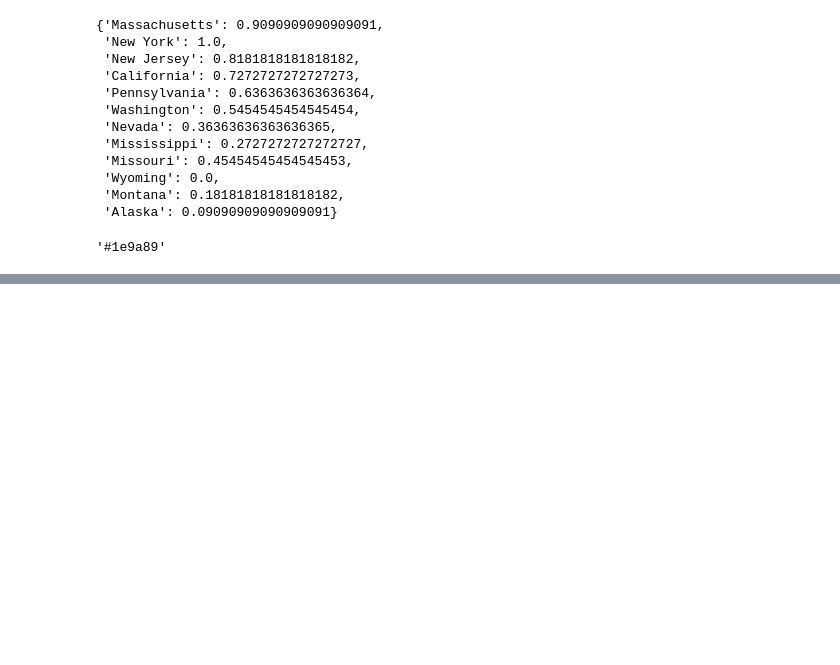
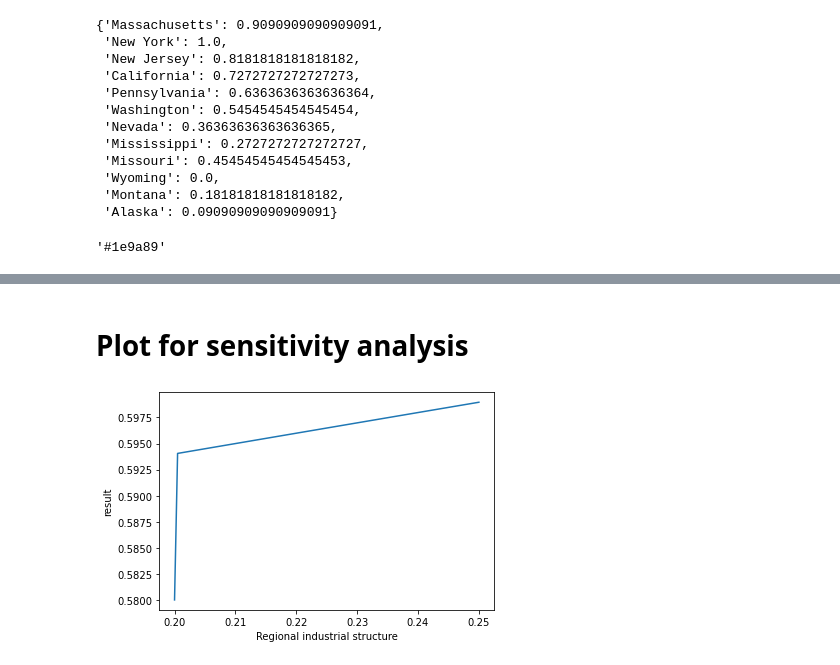
Before and after one commit to SHUzhekiNg/2023E, a Jupyter notebook: src/python.ipynb, the cells around one changed output, grey strips where cells are left out. Drawn from its saved outputs; the diff is of its cells as text; code cells hidden in the pictures; blank space fills up the shorter version.

Commit message:
Add sensitivity analysis plot

```diff
--- a/src/python.ipynb
+++ b/src/python.ipynb
@@ -260,3 +260,17 @@ map
 # %% [output]
 Wyoming
 [interactive output not drawn]
+# %% [markdown]
+# Plot for sensitivity analysis
+# %%
+import matplotlib
+import numpy as np
+import pandas as pd
+import seaborn as sns
+import matplotlib.pyplot as plt
+
+data = pd.read_csv('../data/Sensitivity Analysis/California Regional industrial structure.csv', header=0)
+sns.lineplot(data=data, x='Regional industrial structure', y='result')
+plt.show()
+# %% [output]
+[figure, added]
```
Also changed, not shown: parts of 1 cell of this notebook, 2 other files.
